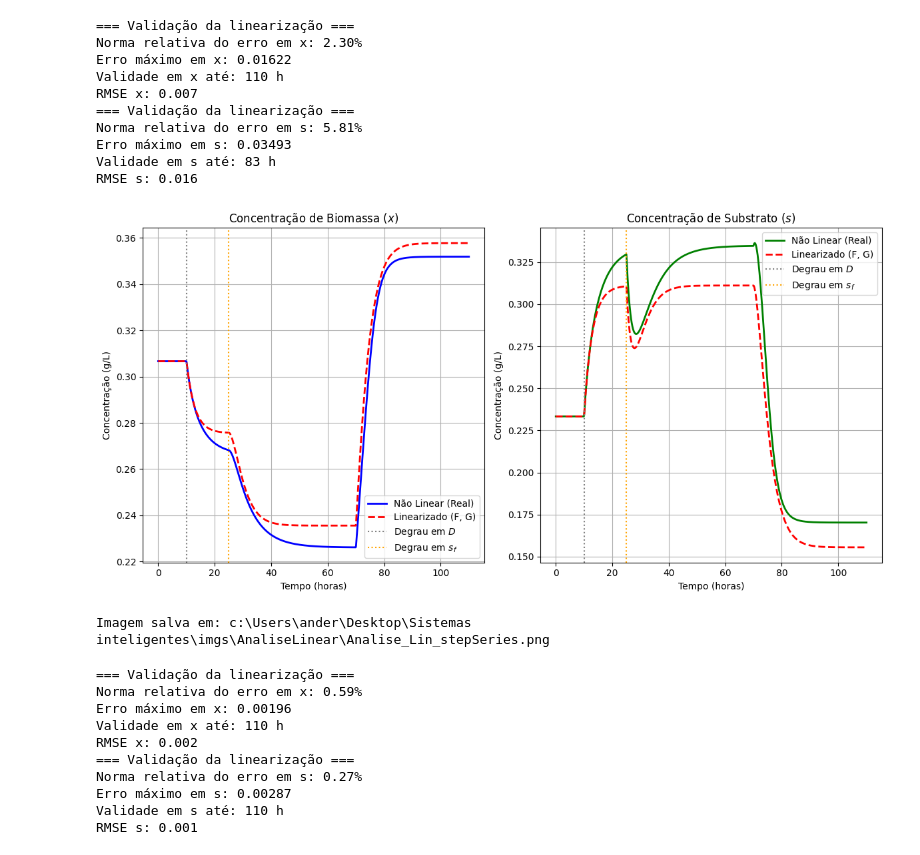
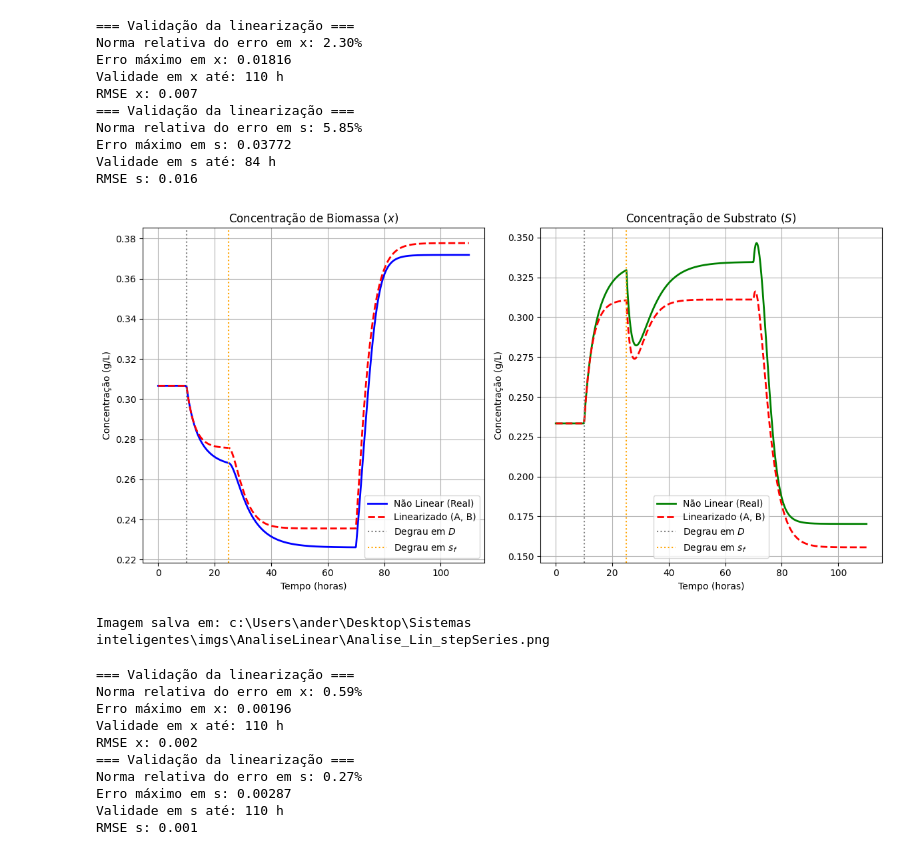
Before and after one commit to andersonmoura-cn/BioReator, a Jupyter notebook: src/analiseLinearizacao.ipynb, the cells around one changed output. Cells and saved outputs as stored; diff of their text form; code cells hidden in the pictures.

```diff
--- a/src/analiseLinearizacao.ipynb
+++ b/src/analiseLinearizacao.ipynb
@@ -72,7 +72,7 @@ def u_seriesStep(t):
 
     # Para demonstrar o MIMO, vamos aplicar também um degrau
     # na alimentação (sf) em t = 25h
-    delta_sf = -.1 if t >= 25.0 and t<=70.0 else 0.05 if t>=70.0 else 0.0
+    delta_sf = -.1 if t >= 25.0 and t<=70.0 else 0.1 if t>=70.0 else 0.0
 
     # Valores absolutos que vão para o modelo não linear
     D_real = D0 + delta_D
@@ -112,7 +112,7 @@ def sistema_nao_linear(X, t):
     x, s = X
 
     # Extrai o vetor u_real [D_real, sf_real]
-    u_real, _ = u_seriesStep(t) #u_input(t)
+    u_real, _ = u_sin(t) #u_seriesStep(t) #u_input(t)
     D_real = u_real[0]
     sf_real = u_real[1]
 
@@ -128,7 +128,7 @@ def sistema_nao_linear(X, t):
 def sistema_linearizado(delta_X, t):
     """Modelo de pequenos sinais (Linearizado MIMO)"""
     # Extrai o vetor delta_u [delta_D, delta_sf]
-    _, delta_u = u_seriesStep(t) #u_input(t)
+    _, delta_u = u_sin(t) #u_seriesStep(t) #u_input(t)
 
     # d(delta_X)/dt = F * delta_X + G * delta_u
     # Agora usamos produto matricial F.dot() e G.dot() para matriz 2x2 * vetor 2x1
@@ -203,42 +203,42 @@ plt.figure(figsize=(12, 6))
 
 # Gráfico da Biomassa (X)
 plt.subplot(1, 2, 1)
 plt.plot(tempo, x_nao_linear, 'b-', linewidth=2, label='Não Linear (Real)')
-plt.plot(tempo, x_linear_absoluto, 'r--', linewidth=2, label='Linearizado (F, G)')
+plt.plot(tempo, x_linear_absoluto, 'r--', linewidth=2, label='Linearizado (A, B)')
 plt.axvline(x=10, color='gray', linestyle=':', label='Degrau em $D$')
 plt.axvline(x=25, color='orange', linestyle=':', label='Degrau em $s_f$')
 plt.title('Concentração de Biomassa ($x$)')
 plt.xlabel('Tempo (horas)')
 plt.ylabel('Concentração (g/L)')
 plt.legend()
 plt.grid(True)
 
 # Gráfico do Substrato (S)
 plt.subplot(1, 2, 2)
 plt.plot(tempo, s_nao_linear, 'g-', linewidth=2, label='Não Linear (Real)')
-plt.plot(tempo, s_linear_absoluto, 'r--', linewidth=2, label='Linearizado (F, G)')
+plt.plot(tempo, s_linear_absoluto, 'r--', linewidth=2, label='Linearizado (A, B)')
 plt.axvline(x=10, color='gray', linestyle=':', label='Degrau em $D$')
 plt.axvline(x=25, color='orange', linestyle=':', label='Degrau em $s_f$')
-plt.title('Concentração de Substrato ($s$)')
+plt.title('Concentração de Substrato ($S$)')
 plt.xlabel('Tempo (horas)')
 plt.ylabel('Concentração (g/L)')
 plt.legend()
 plt.grid(True)
 
 plt.tight_layout()
-img_save(file_name="Analise_Lin_stepSeries", dir_name="AnaliseLinear")
+img_save(file_name="Analise_Lin_stepSeries", dir_name="AnaliseLinear",show=True)
 # %% [output]
 === Validação da linearização ===
 Norma relativa do erro em x: 2.30%
-Erro máximo em x: 0.01622
+Erro máximo em x: 0.01816
 Validade em x até: 110 h
 RMSE x: 0.007
 === Validação da linearização ===
-Norma relativa do erro em s: 5.81%
-Erro máximo em s: 0.03493
-Validade em s até: 83 h
+Norma relativa do erro em s: 5.85%
+Erro máximo em s: 0.03772
+Validade em s até: 84 h
 RMSE s: 0.016
-[figure, old version]
+[figure, new version]
 Imagem salva em: c:\Users\ander\Desktop\Sistemas inteligentes\imgs\AnaliseLinear\Analise_Lin_stepSeries.png
 # %%
 
```
Also changed, not shown: parts of 2 cells of this notebook, 19 other files.
